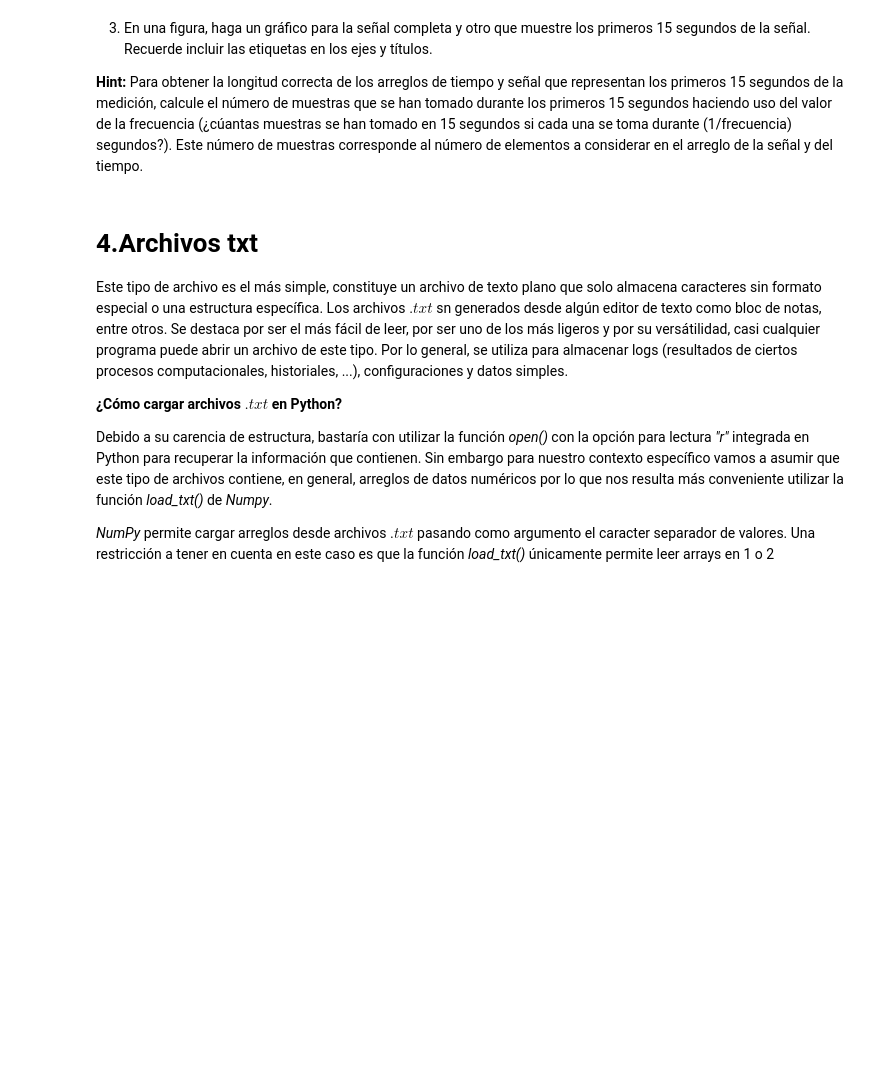
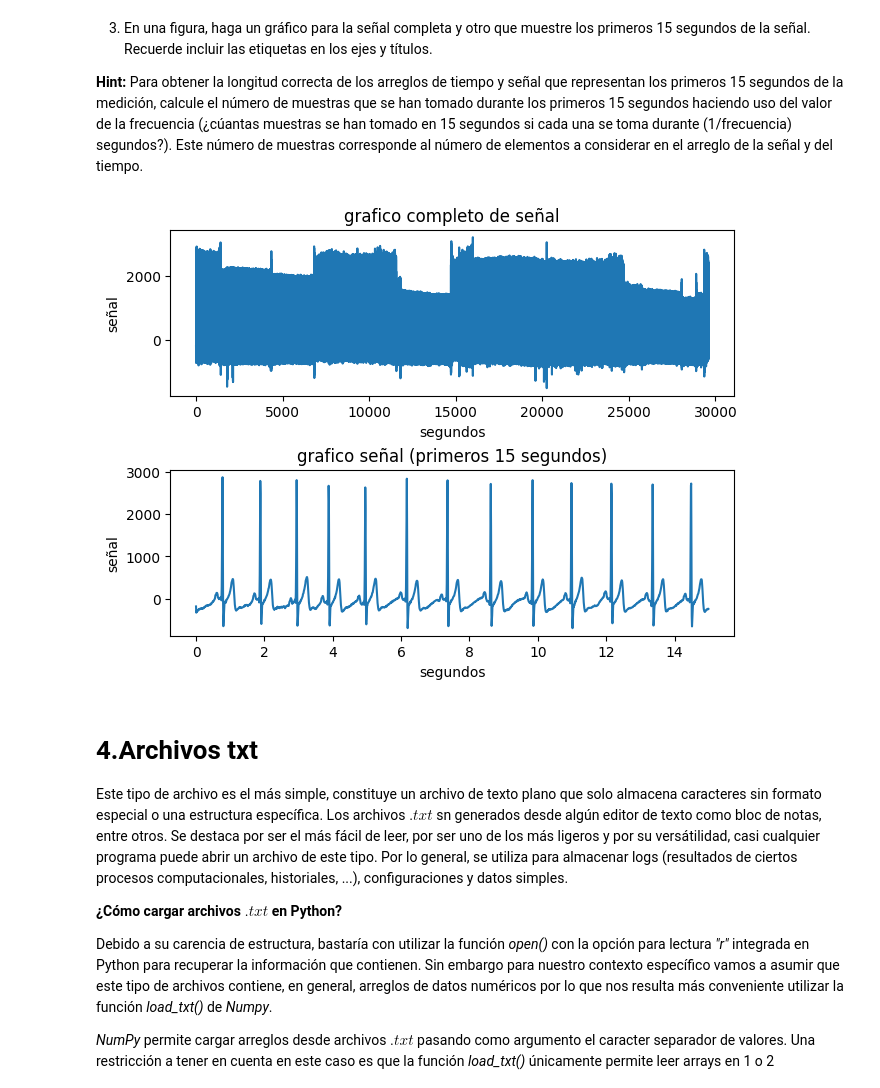
Before and after one commit to JuanDavidforhuerf/lab-3-FML, a Jupyter notebook: Laboratorio_3_20261.ipynb, the cells around one changed output. Cells and saved outputs as stored; diff of their text form; code cells hidden in the pictures; blank space fills up the shorter version.

Commit message:
punto 1 y 3 completos

````diff
--- a/Laboratorio_3_20261.ipynb
+++ b/Laboratorio_3_20261.ipynb
@@ -163,8 +189,19 @@ Además de la ruta al archivo, algunos argumentos útiles de la función son:
 
 
 1. Cargue el archivo *001N1_ECG.mat* que contiene información sobre el Electrocardiograma (ECG) e Hypnograma tomado de un paciente e identifique las llaves que contiene.
+# %%
+from scipy.io import loadmat
+data = loadmat("001N1_ECG.mat", squeeze_me=True,struct_as_record=True) # se cargan los datos del archivo .mat
 # %% [markdown]
 2. Obtenga la información de la señal de ECG y la frecuencia a la que fue tomada la muestra. **Hint:** Examine las llaves del archivo y encuentre la llave del diccionario que contiene la señal y la frecuencia. Con la información de la frecuencia construya un arreglo de tiempo que contenga los segundos en los que se tomó la señal completa, utilizando la función *np.arange()* (¿Por qué no *linspace()*?) de la siguiente forma:
 ```
 time_ecg = np.arange(0.0, np.size(signal_ecg)/frecuency_ecg, 1/frecuency_ecg)
 ```
+# %%
+import numpy as np
+
+señal = data['v_ECGSig'].squeeze() #se asigna el arreglo de señales del ECG
+frecuencia = data['s_FsHz'] #Se asigna la frecuencia del ECG
+time_ecg = np.arange(0.0, np.size(señal)/frecuencia, 1/frecuencia) #se crea un arreglo de tiempo con los segundos correspondientes a cada señal
+print(time_ecg)
+#dict_keys(['__header__', '__version__', '__globals__', 's_FsHz', 'v_ECGSig', 'v_HypCode', 'v_HypCodeLabels', 'v_HypTime'])
@@ -172,6 +212,17 @@ time_ecg = np.arange(0.0, np.size(signal_ecg)/frecuency_ecg, 1/frecuency_ecg)
 3. En una figura, haga un gráfico para la señal completa y otro que muestre los primeros 15 segundos de la señal. Recuerde incluir las etiquetas en los ejes y títulos.
 
 **Hint:** Para obtener la longitud correcta de los arreglos de tiempo y señal que representan los primeros 15 segundos de la medición, calcule el número de muestras que se han tomado durante los primeros 15 segundos haciendo uso del valor de la frecuencia (¿cúantas muestras se han tomado en 15 segundos si cada una se toma durante (1/frecuencia) segundos?). Este número de muestras corresponde al número de elementos a considerar en el arreglo de la señal y del tiempo.
+# %%
+figura,ax = plt.subplots(2,1, layout = "constrained") #se crea la figura donde se graficaran los datos de señal
+quince_segundos = frecuencia*15 #se calcula el valor de la frecuencia para los primeros 15 segundos basado en que la frecuencia es po segundo
+ax[0].plot(time_ecg,señal)# se grafica la señal completa usando los dos arreglos de tiempo y señal creador en el punto anterior
+ax[0].set(xlabel="segundos", ylabel="señal",title="grafico completo de señal") #se asignan las etiquetas para x,y y para el titulo de la grafica
+ax[1].plot(time_ecg[:quince_segundos],señal[:quince_segundos]) # se grafica la señal en los primeros 15 segundos usando los dos arreglos de tiempo y señal creador en el punto anterior y un slice de ambos arreglos hasta el valor de la frecuencia de 15 segundos
+ax[1].set(xlabel="segundos", ylabel="señal",title="grafico señal (primeros 15 segundos)") #se asignan las etiquetas para x,y y para el titulo de la grafica
+
+plt.show()
+# %% [output]
+[figure, added]
 # %% [markdown]
 # **4.Archivos txt**
 
````
Also changed, not shown: parts of 5 cells of this notebook.
